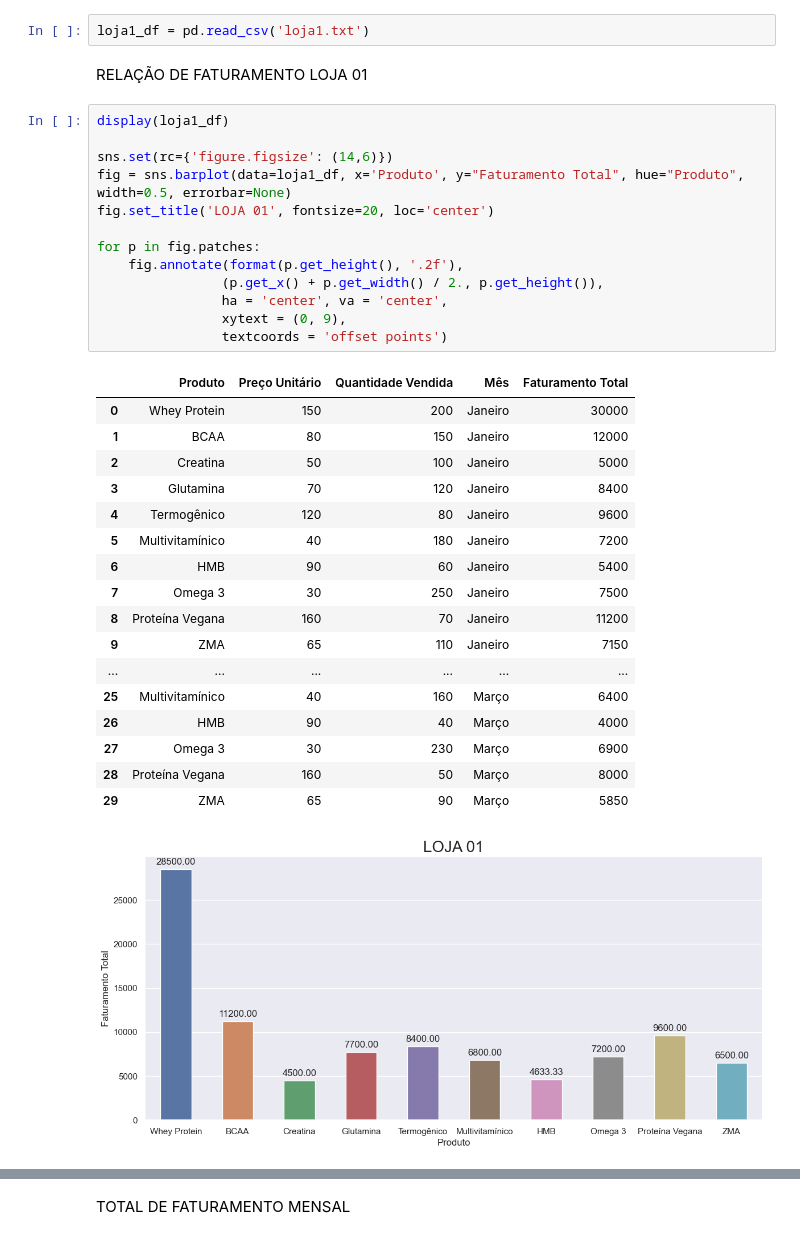
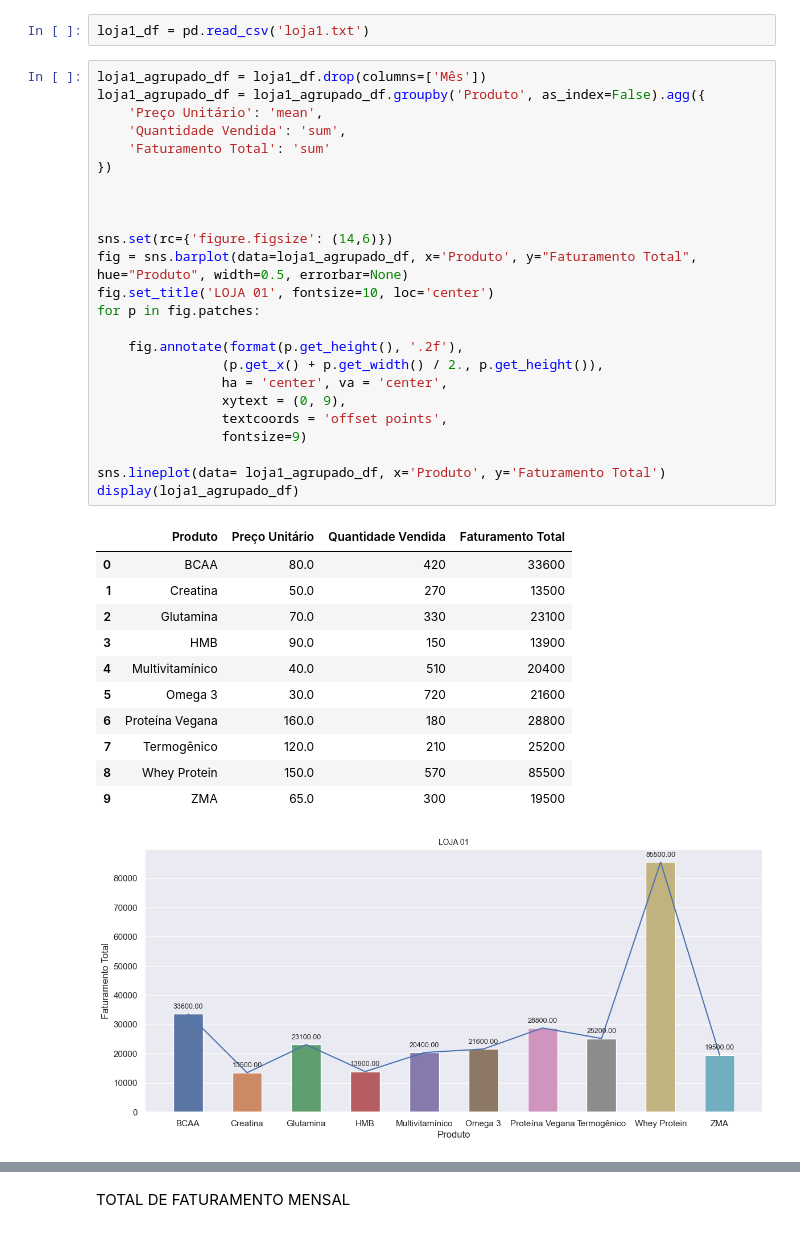
Before and after one commit to jhonatanpaz95/analise-de-dados, a Jupyter notebook: Desafio 1 chatgpt/doc.ipynb, the cells around one changed output, grey strips where cells are left out. Cells and saved outputs as stored; diff of their text form.

```diff
--- a/Desafio 1 chatgpt/doc.ipynb
+++ b/Desafio 1 chatgpt/doc.ipynb
@@ -4,37 +5,40 @@ import seaborn as sns
 import matplotlib as plt
 # %%
 loja1_df = pd.read_csv('loja1.txt')
-# %% [markdown]
-RELAÇÃO DE FATURAMENTO LOJA 01
 # %%
-display(loja1_df)
+loja1_agrupado_df = loja1_df.drop(columns=['Mês'])
+loja1_agrupado_df = loja1_agrupado_df.groupby('Produto', as_index=False).agg({
+    'Preço Unitário': 'mean',
+    'Quantidade Vendida': 'sum',
+    'Faturamento Total': 'sum'
+})
+
+
 
 sns.set(rc={'figure.figsize': (14,6)})
-fig = sns.barplot(data=loja1_df, x='Produto', y="Faturamento Total", hue="Produto", width=0.5, errorbar=None)
-fig.set_title('LOJA 01', fontsize=20, loc='center')
+fig = sns.barplot(data=loja1_agrupado_df, x='Produto', y="Faturamento Total", hue="Produto", width=0.5, errorbar=None)
+fig.set_title('LOJA 01', fontsize=10, loc='center')
+for p in fig.patches:
 
-for p in fig.patches:
     fig.annotate(format(p.get_height(), '.2f'),
                 (p.get_x() + p.get_width() / 2., p.get_height()),
                 ha = 'center', va = 'center',
                 xytext = (0, 9),
-                textcoords = 'offset points')
+                textcoords = 'offset points',
+                fontsize=9)
+
+sns.lineplot(data= loja1_agrupado_df, x='Produto', y='Faturamento Total')
+display(loja1_agrupado_df)
 # %% [output]
-|  | Produto | Preço Unitário | Quantidade Vendida | Mês | Faturamento Total |
-| 0 | Whey Protein | 150 | 200 | Janeiro | 30000 |
-| 1 | BCAA | 80 | 150 | Janeiro | 12000 |
-| 2 | Creatina | 50 | 100 | Janeiro | 5000 |
-| 3 | Glutamina | 70 | 120 | Janeiro | 8400 |
-| 4 | Termogênico | 120 | 80 | Janeiro | 9600 |
-| 5 | Multivitamínico | 40 | 180 | Janeiro | 7200 |
-| 6 | HMB | 90 | 60 | Janeiro | 5400 |
-| 7 | Omega 3 | 30 | 250 | Janeiro | 7500 |
-| 8 | Proteína Vegana | 160 | 70 | Janeiro | 11200 |
-| 9 | ZMA | 65 | 110 | Janeiro | 7150 |
-| ... | ... | ... | ... | ... | ... |
-| 25 | Multivitamínico | 40 | 160 | Março | 6400 |
-| 26 | HMB | 90 | 40 | Março | 4000 |
-| 27 | Omega 3 | 30 | 230 | Março | 6900 |
-| 28 | Proteína Vegana | 160 | 50 | Março | 8000 |
-| 29 | ZMA | 65 | 90 | Março | 5850 |
+|  | Produto | Preço Unitário | Quantidade Vendida | Faturamento Total |
+| 0 | BCAA | 80.0 | 420 | 33600 |
+| 1 | Creatina | 50.0 | 270 | 13500 |
+| 2 | Glutamina | 70.0 | 330 | 23100 |
+| 3 | HMB | 90.0 | 150 | 13900 |
+| 4 | Multivitamínico | 40.0 | 510 | 20400 |
+| 5 | Omega 3 | 30.0 | 720 | 21600 |
+| 6 | Proteína Vegana | 160.0 | 180 | 28800 |
+| 7 | Termogênico | 120.0 | 210 | 25200 |
+| 8 | Whey Protein | 150.0 | 570 | 85500 |
+| 9 | ZMA | 65.0 | 300 | 19500 |
-[figure, old version]
+[figure, new version]
```
Also changed, not shown: parts of 8 cells of this notebook.
